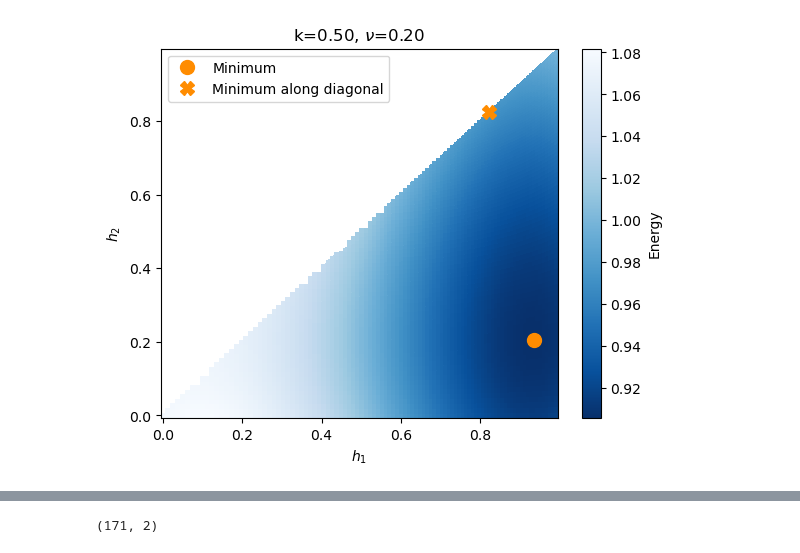
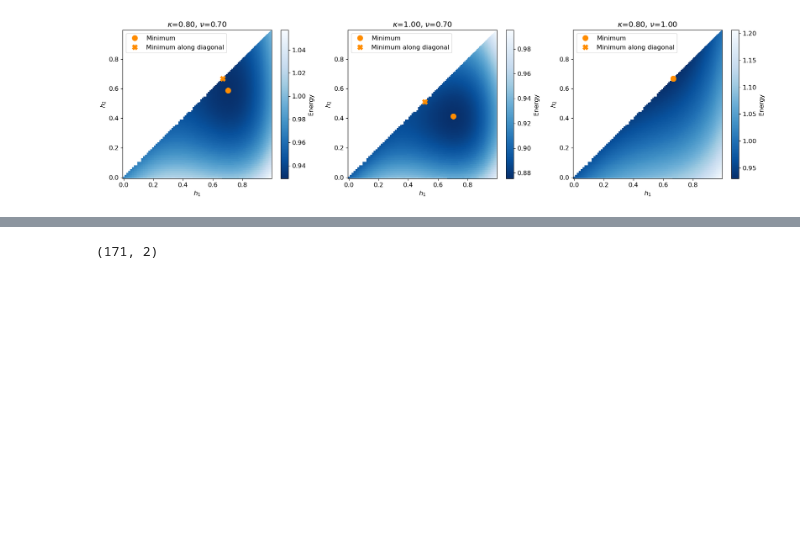
Before and after one commit to Irene-Li/Zebrafish_cleavage, a Jupyter notebook: notebooks/constriction2.ipynb, the cells around one changed output, grey strips where cells are left out. Drawn from its saved outputs; the diff is of its cells as text; code cells hidden in the pictures; blank space fills up the shorter version.

```diff
--- a/notebooks/constriction2.ipynb
+++ b/notebooks/constriction2.ipynb
@@ -28,6 +59,6 @@ E2_diagonal = vmap(jit(total_energy2), in_axes=(0, 0, None, None))
 
 theta1s = np.linspace(1e-5, np.pi/2*0.99, 100)
 h2_R_ratio = np.sin(theta1s)
-k = 0.5
-nu = 0.2 # when nu = 0.5, the interface has the same energy as the poles
+k = 0.7
+nu = 0.4 # when nu = 0.5, the interface has the same energy as the poles
 E = E2(theta1s, h2_R_ratio, k, nu)
@@ -49,31 +65,26 @@ plt.show()
-# %%
-theta1s_grid, theta2s_grid = np.meshgrid(theta1s, h2_R_ratio)
-
-h1 = h(theta1s_grid)
-h2 = theta2s_grid/F(theta1s_grid)
-mask = (h2 > h1)
-
-# Apply the mask to the energy matrix
-masked_array = np.ma.masked_array(E.T, mask=mask)
-min_index = masked_array.argmin(fill_value=np.inf)
-min_index = np.unravel_index(min_index, masked_array.shape)
-
-# # Find minimum energy along the diagonal
-min_index_diag = np.argmin(E2_diagonal(theta1s, h2_R_ratio, k, nu))
-h1_diag = h(theta1s)
-h2_diag = h2_R_ratio/F(theta1s)
-
-plt.pcolor(h1, h2, masked_array, cmap='Blues_r')
-plt.colorbar(label='Energy')
-plt.plot(h1[min_index], h2[min_index], 'o', color='darkorange', markersize=10, label='Minimum')
-plt.plot(h1_diag[min_index_diag], h2_diag[min_index_diag], 'X', color='darkorange', markersize=10, label='Minimum along diagonal')
-plt.xlabel(r'$h_1$')
-plt.ylabel(r'$h_2$')
-plt.title(r'k={:.2f}, $\nu$={:.2f}'.format(k, nu))
-plt.legend()
-plt.show()
-# %% [output]
-[figure, removed]
+# %%
+fig, axes = plt.subplots(1, 3, figsize=(18, 5))
+
+for i, (k, nu) in enumerate([(0.8, 0.7), (1, 0.7), (0.8, 1)]):
+
+    masked_array, min_index, min_index_diag = get_energy_landscape(k, nu)
+
+    plt.rcParams['font.size'] = 12
+
+    im = axes[i].pcolormesh(h1_grid, h2_grid, masked_array, cmap='Blues_r')
+    plt.colorbar(im, ax=axes[i], label='Energy')
+    axes[i].plot(h1_grid[min_index], h2_grid[min_index], 'o', color='darkorange', markersize=10, label='Minimum')
+    axes[i].plot(h1_diag[min_index_diag], h2_diag[min_index_diag], 'X', color='darkorange', markersize=10, label='Minimum along diagonal')
+    axes[i].set_xlabel(r'$h_1$')
+    axes[i].set_ylabel(r'$h_2$')
+    axes[i].set_title(r'$\kappa$={:.2f}, $\nu$={:.2f}'.format(k, nu))
+    axes[i].legend(loc='upper left')
+
+plt.tight_layout()
+# plt.savefig('../figures/phase2_energy.png', dpi=300, bbox_inches='tight')
+plt.show()
+# %% [output]
+[figure, added]
 # %%
 def energy(params, k, nu):
     theta1, delta = params
```
Also changed, not shown: parts of 12 cells of this notebook, 25 other files.
